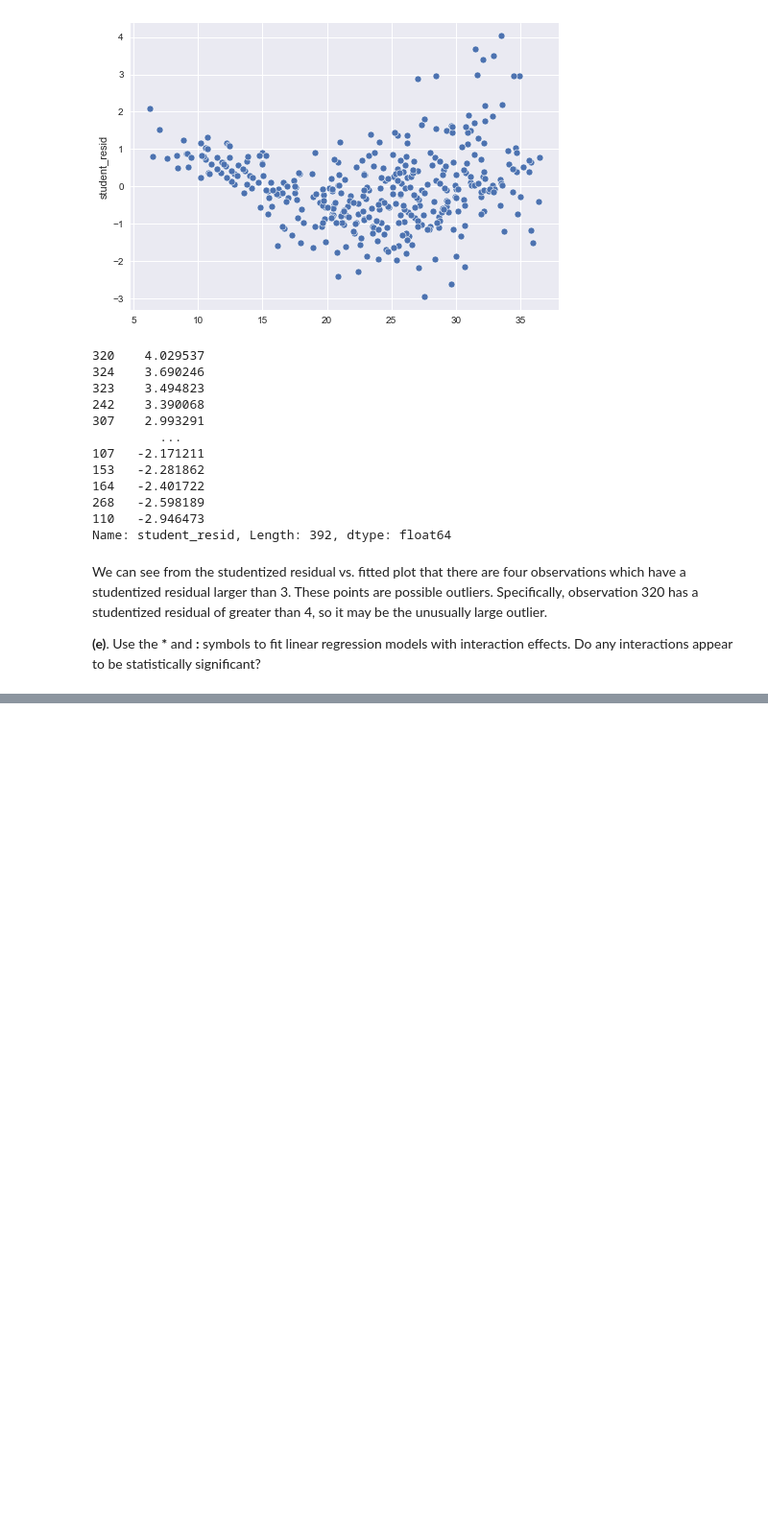
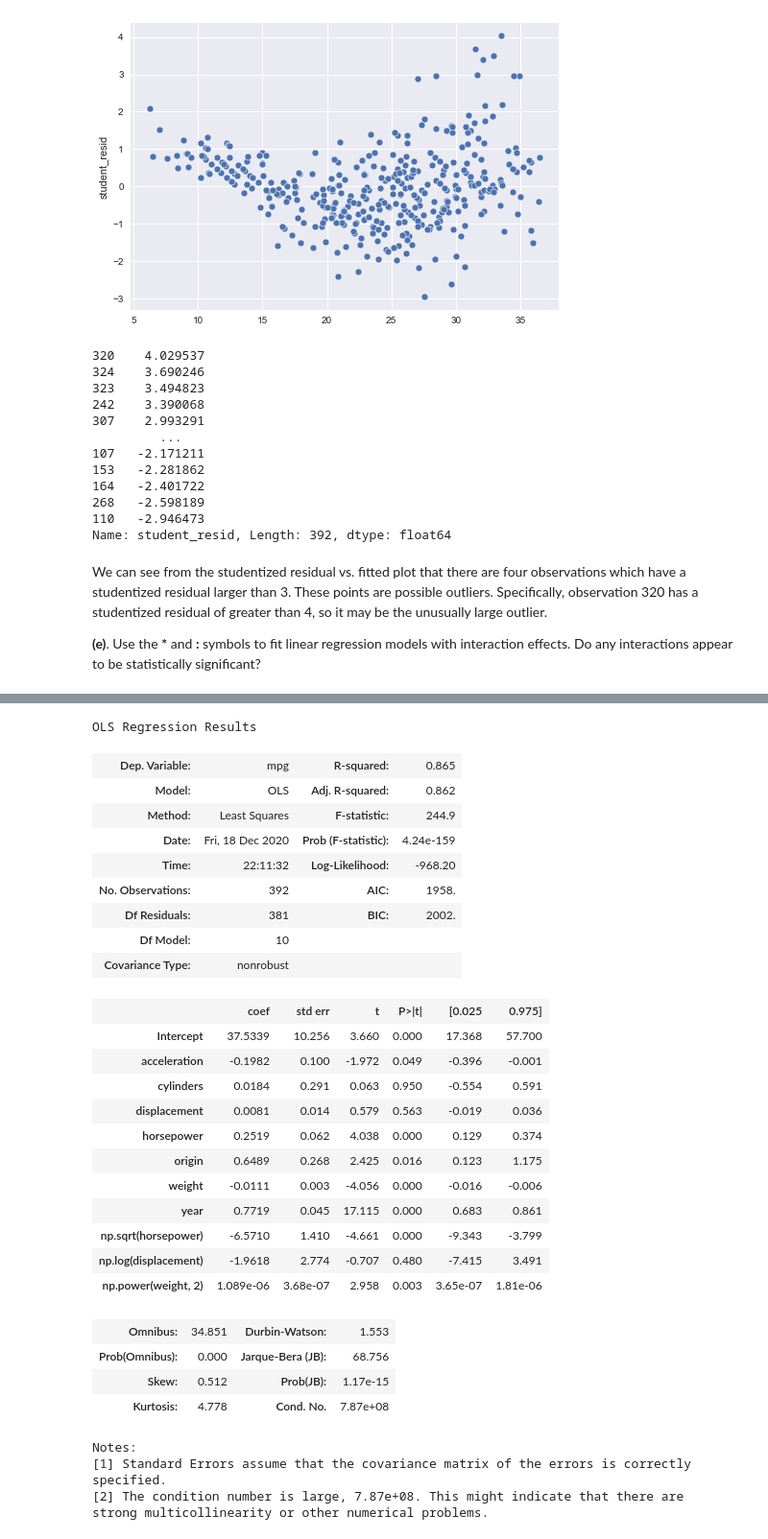
Before and after one commit to chenyulue/ISLP, a Jupyter notebook: Ch03-Linear_Regression_Exercises.ipynb, the cells around one changed output, grey strips where cells are left out. Shown at 96% size. Drawn from its saved outputs; the diff is of its cells as text; code cells hidden in the pictures; blank space fills up the shorter version.

```diff
--- a/Ch03-Linear_Regression_Exercises.ipynb
+++ b/Ch03-Linear_Regression_Exercises.ipynb
@@ -460,0 +499,35 @@ We can see from the studentized residual vs. fitted plot that there are four obs
+# %%
+formula = '+'.join(auto.columns.difference(['name', 'mpg']))
+lm_fit = smf.ols(f'mpg~{formula}+np.sqrt(horsepower)+np.log(displacement)+np.power(weight, 2)', auto).fit()
+lm_fit.summary()
+# %% [output]
+OLS Regression Results
+| Dep. Variable: | mpg | R-squared: | 0.865 |
+| Model: | OLS | Adj. R-squared: | 0.862 |
+| Method: | Least Squares | F-statistic: | 244.9 |
+| Date: | Fri, 18 Dec 2020 | Prob (F-statistic): | 4.24e-159 |
+| Time: | 22:11:32 | Log-Likelihood: | -968.20 |
+| No. Observations: | 392 | AIC: | 1958. |
+| Df Residuals: | 381 | BIC: | 2002. |
+| Df Model: | 10 |  |  |
+| Covariance Type: | nonrobust |  |  |
+|  | coef | std err | t | P>|t| | [0.025 | 0.975] |
+| Intercept | 37.5339 | 10.256 | 3.660 | 0.000 | 17.368 | 57.700 |
+| acceleration | -0.1982 | 0.100 | -1.972 | 0.049 | -0.396 | -0.001 |
+| cylinders | 0.0184 | 0.291 | 0.063 | 0.950 | -0.554 | 0.591 |
+| displacement | 0.0081 | 0.014 | 0.579 | 0.563 | -0.019 | 0.036 |
+| horsepower | 0.2519 | 0.062 | 4.038 | 0.000 | 0.129 | 0.374 |
+| origin | 0.6489 | 0.268 | 2.425 | 0.016 | 0.123 | 1.175 |
+| weight | -0.0111 | 0.003 | -4.056 | 0.000 | -0.016 | -0.006 |
+| year | 0.7719 | 0.045 | 17.115 | 0.000 | 0.683 | 0.861 |
+| np.sqrt(horsepower) | -6.5710 | 1.410 | -4.661 | 0.000 | -9.343 | -3.799 |
+| np.log(displacement) | -1.9618 | 2.774 | -0.707 | 0.480 | -7.415 | 3.491 |
+| np.power(weight, 2) | 1.089e-06 | 3.68e-07 | 2.958 | 0.003 | 3.65e-07 | 1.81e-06 |
+| Omnibus: | 34.851 | Durbin-Watson: | 1.553 |
+| Prob(Omnibus): | 0.000 | Jarque-Bera (JB): | 68.756 |
+| Skew: | 0.512 | Prob(JB): | 1.17e-15 |
+| Kurtosis: | 4.778 | Cond. No. | 7.87e+08 |
+Notes:
+[1] Standard Errors assume that the covariance matrix of the errors is correctly specified.
+[2] The condition number is large, 7.87e+08. This might indicate that there are
+strong multicollinearity or other numerical problems.
```
Also changed, not shown: parts of 20 cells of this notebook.
